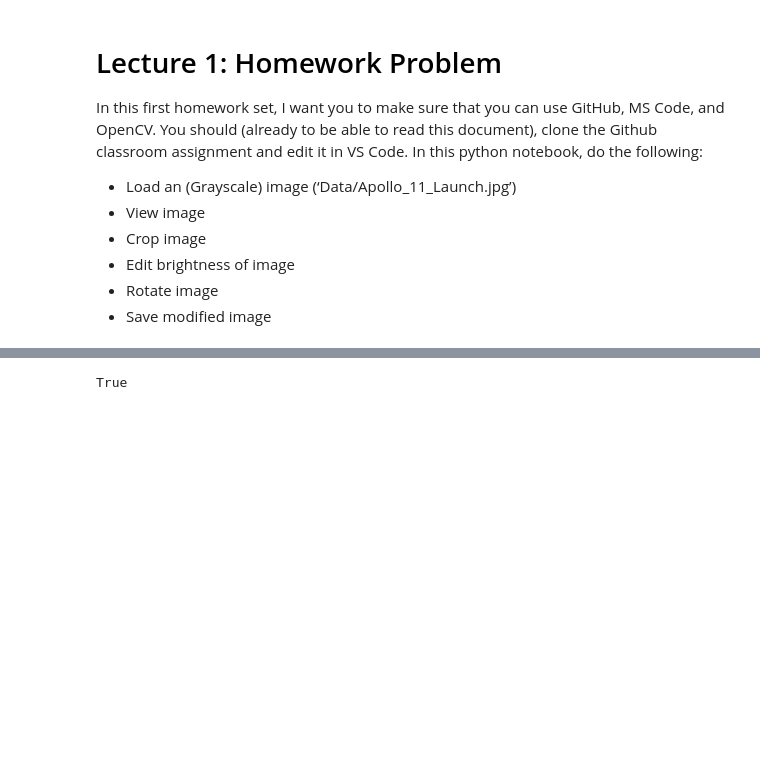
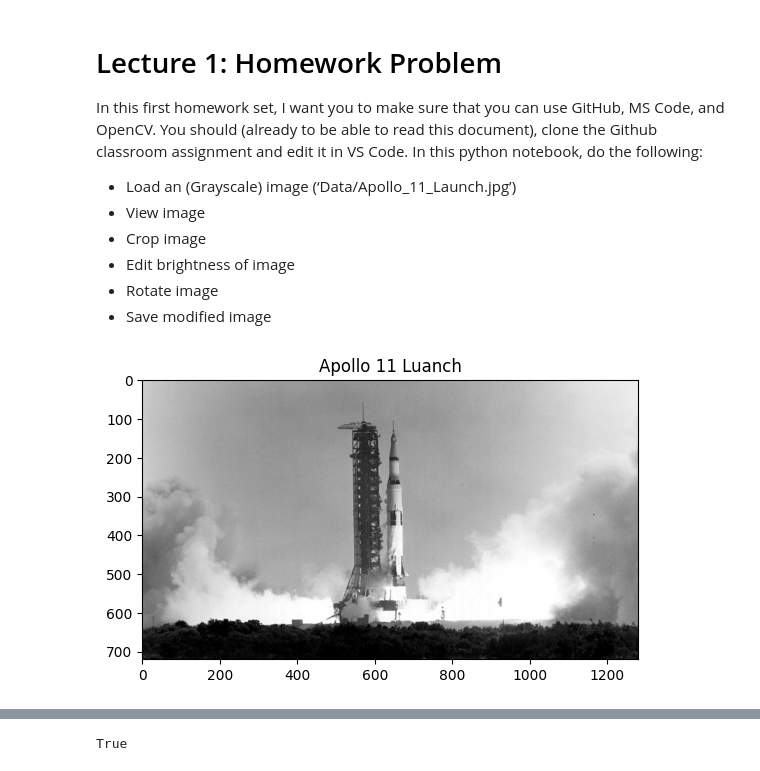
Before and after one commit to SSOE-ECE1390/verifying-setup-IyanekiB, a Jupyter notebook: Homework_0.ipynb, the cells around one changed output, grey strips where cells are left out. Saved outputs shown, nothing was run; the diff lists cells and outputs as text; code cells hidden in the pictures; blank space fills up the shorter version.

Commit message:
Made it so that the images show below the code block as well. Images are already saved in /Data folder

```diff
--- a/Homework_0.ipynb
+++ b/Homework_0.ipynb
@@ -16,12 +17,15 @@ import cv2
 # %%
 
 # Load a Grayscale image
-image = cv2.imread("Data/Apollo_11_Launch.jpg", cv2.IMREAD_GRAYSCALE)
+image = cv2.imread("Data/Apollo_11_Launch.jpg")
 # %%
 # View the image
+plt.imshow(image); plt.title("Apollo 11 Luanch")
 cv2.imshow("Apollo 11 Launch", image)
 cv2.waitKey(0)
 cv2.destroyAllWindows()
+# %% [output]
+[figure, added]
 # %%
 # Crop the image
 x, y, h, w = 200, 200, 300, 300
```
Also changed, not shown: parts of 4 cells of this notebook, 3 other files.
